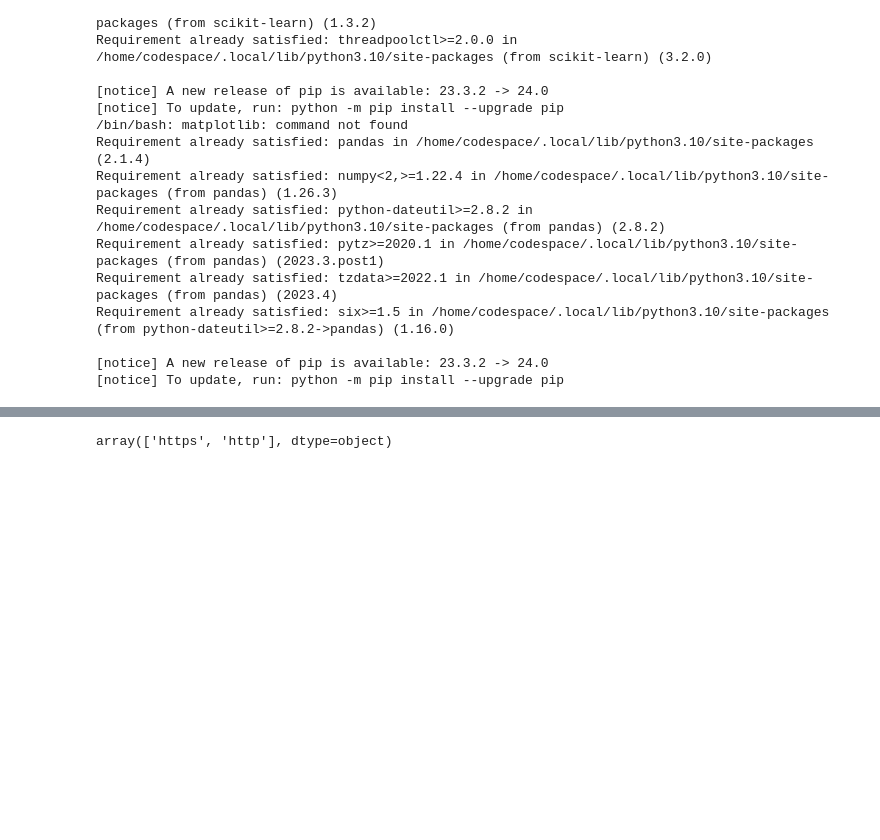
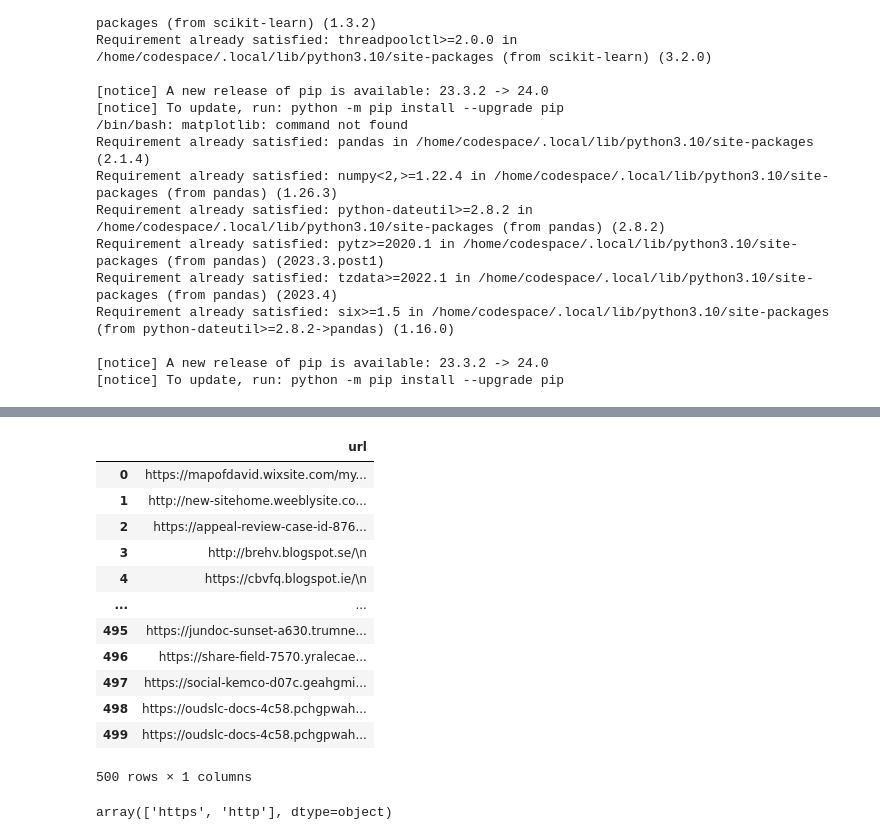
Before and after one commit to BarGoldman/Final-Project-Machine-Learning-Phishing-URL, a Jupyter notebook: model.ipynb, the cells around one changed output, grey strips where cells are left out. Saved outputs shown, nothing was run; the diff lists cells and outputs as text; code cells hidden in the pictures; blank space fills up the shorter version.

```diff
--- a/model.ipynb
+++ b/model.ipynb
@@ -106,0 +64,16 @@ malicious_df
+# %%
+malicious_df_2
+# %% [output]
+|  | url |
+| 0 | https://mapofdavid.wixsite.com/my... |
+| 1 | http://new-sitehome.weeblysite.co... |
+| 2 | https://appeal-review-case-id-876... |
+| 3 | http://brehv.blogspot.se/\n |
+| 4 | https://cbvfq.blogspot.ie/\n |
+| ... | ... |
+| 495 | https://jundoc-sunset-a630.trumne... |
+| 496 | https://share-field-7570.yralecae... |
+| 497 | https://social-kemco-d07c.geahgmi... |
+| 498 | https://oudslc-docs-4c58.pchgpwah... |
+| 499 | https://oudslc-docs-4c58.pchgpwah... |
+500 rows × 1 columns
```
Also changed, not shown: parts of 22 cells of this notebook.
